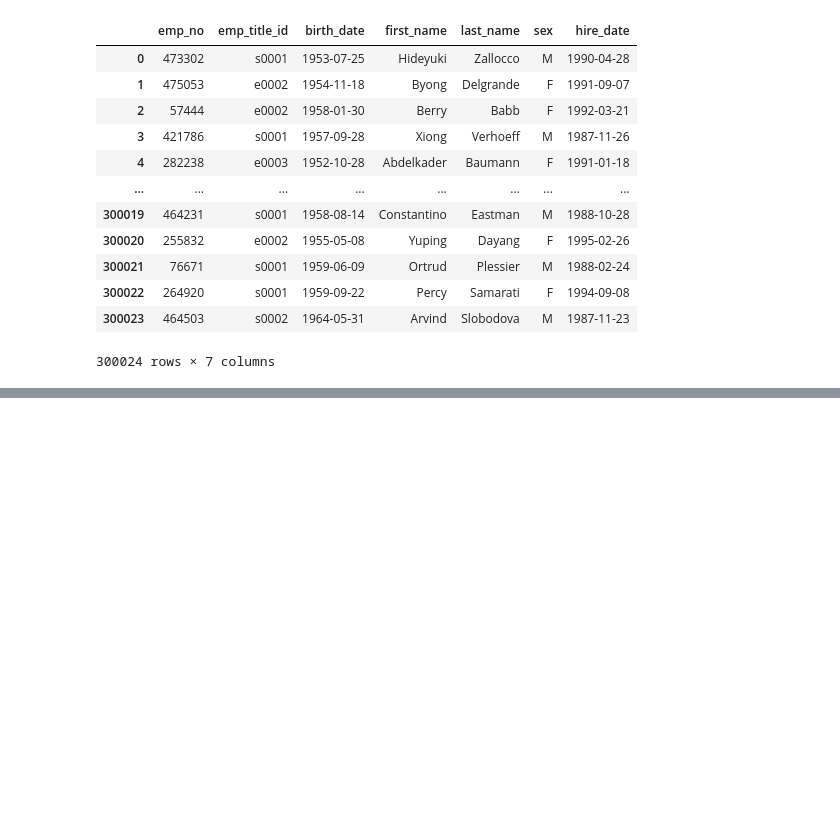
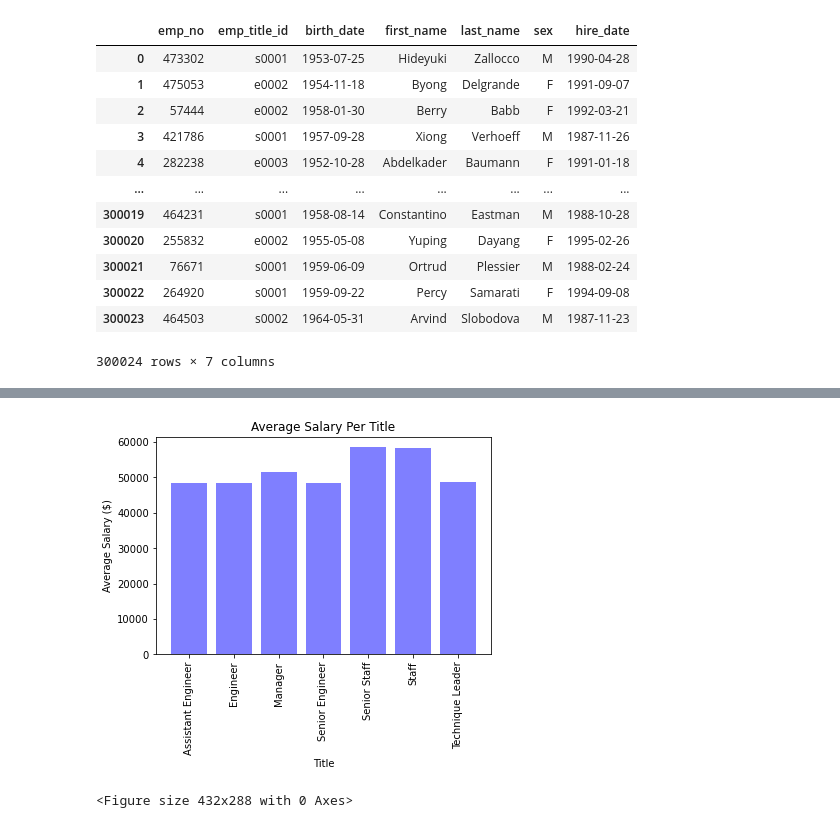
Before and after one commit to nicpie-bit/Employee-Database-Analysis-SQL, a Jupyter notebook: EmployeeSQL/employee_bonus.ipynb, the cells around one changed output, grey strips where cells are left out. Cells and saved outputs as stored; diff of their text form; code cells hidden in the pictures; blank space fills up the shorter version.

```diff
--- a/EmployeeSQL/employee_bonus.ipynb
+++ b/EmployeeSQL/employee_bonus.ipynb
@@ -13,3 +17,7 @@ database_path = (f'postgresql://postgres:{password}@localhost:5432/Employee_DB')
 #Create Engine
 engine = create_engine(database_path)
 connection = engine.connect()
+# %%
+# Query All Records in Titles table
+title_data = pd.read_sql("SELECT * FROM Titles", connection)
+title_data
@@ -67,3 +85,7 @@ combined_data
 | 300022 | 264920 | s0001 | 1959-09-22 | Percy | Samarati | F | 1994-09-08 | 62772 |
 | 300023 | 464503 | s0002 | 1964-05-31 | Arvind | Slobodova | M | 1987-11-23 | 41708 |
 300024 rows × 8 columns
+# %%
+combined_data2 = pd.merge(title_data, renamed_combined_data, on="title_id")
+renamed_combined_data2 = combined_data2.rename(columns={'titel':'title'})
+renamed_combined_data2
@@ -69,0 +116,16 @@ combined_data
+# %%
+#Create Bar Chart for avg salary per title
+avg_per_title = renamed_combined_data2.groupby(["title"]).mean()["salary"]
+titles = avg_per_title.index
+x_axis = np.arange(len(titles))
+tick_locations = [value for value in x_axis]
+plt.xticks(tick_locations, titles, rotation=90)
+plt.title("Average Salary Per Title")
+plt.xlabel("Title")
+plt.ylabel("Average Salary ($)")
+plt.bar(x_axis, avg_per_title, color="b", alpha=0.5, align="center")
+plt.show()
+plt.savefig("Images/salary_per_title.png")
+# %% [output]
+[figure, added]
+<Figure size 432x288 with 0 Axes>
```
Also changed, not shown: parts of 8 cells of this notebook, 4 other files.
